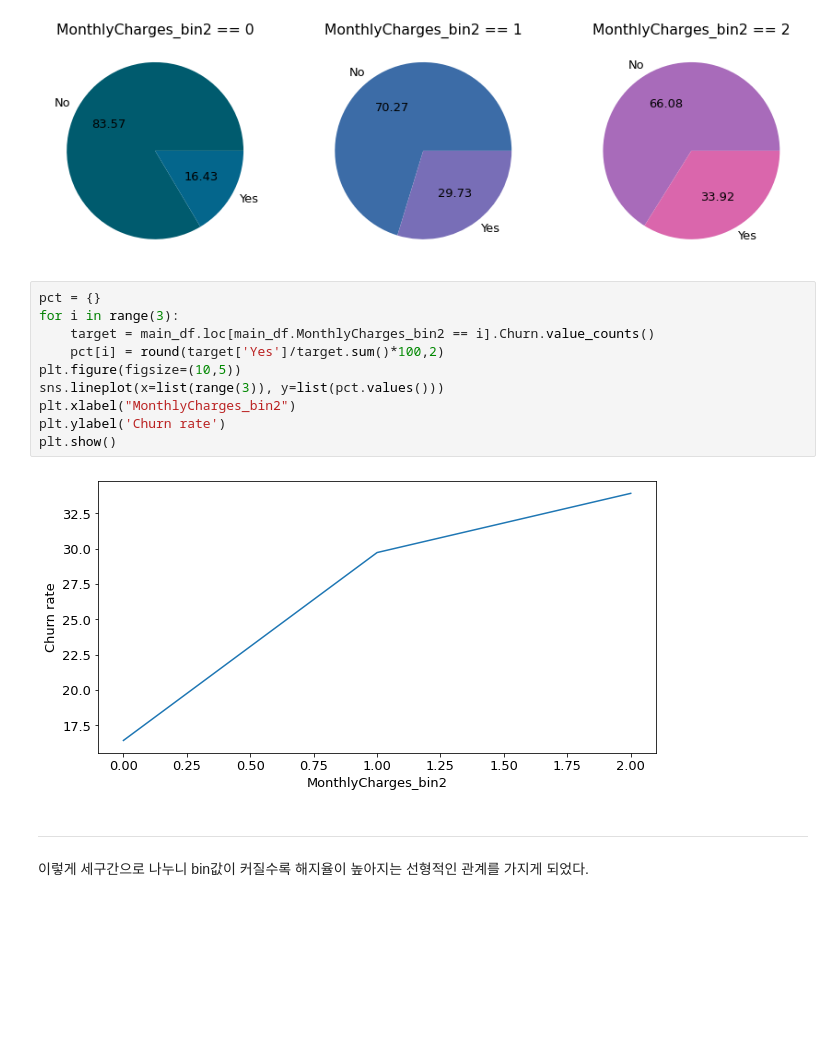
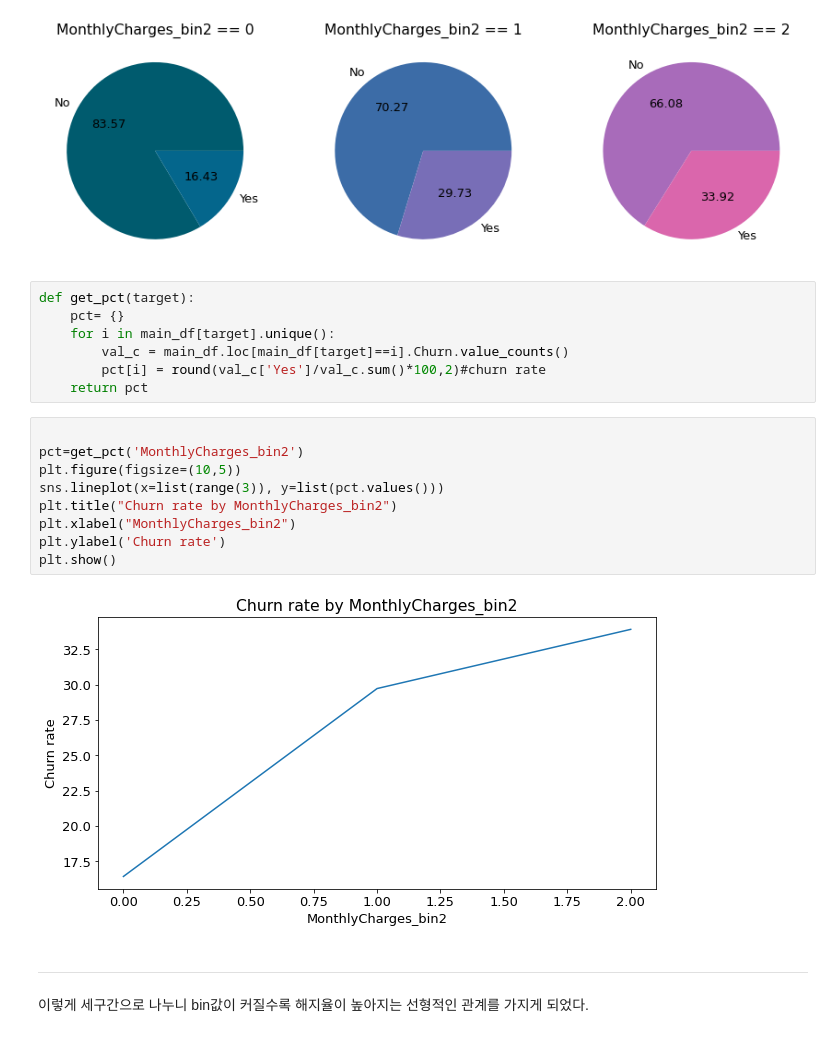
Before and after one commit to PingPingE/Kaggle-Telco_customer_churn, a Jupyter notebook: telco-customer-churn.ipynb, the cells around one changed output. Saved outputs shown, nothing was run; the diff lists cells and outputs as text; blank space fills up the shorter version.

```diff
--- a/telco-customer-churn.ipynb
+++ b/telco-customer-churn.ipynb
@@ -1003,18 +1005,24 @@ for e in range(3):
 plt.show()
 # %% [output]
 [figure]
+# %%
+def get_pct(target):
+    pct= {}
+    for i in main_df[target].unique():
+        val_c = main_df.loc[main_df[target]==i].Churn.value_counts()
+        pct[i] = round(val_c['Yes']/val_c.sum()*100,2)#churn rate
+    return pct
 # %%
-pct = {}
-for i in range(3):
-    target = main_df.loc[main_df.MonthlyCharges_bin2 == i].Churn.value_counts()
-    pct[i] = round(target['Yes']/target.sum()*100,2)
+
+pct=get_pct('MonthlyCharges_bin2')
 plt.figure(figsize=(10,5))
 sns.lineplot(x=list(range(3)), y=list(pct.values()))
+plt.title("Churn rate by MonthlyCharges_bin2")
 plt.xlabel("MonthlyCharges_bin2")
 plt.ylabel('Churn rate')
 plt.show()
 # %% [output]
-[figure, old version]
+[figure, new version]
 # %% [markdown]
 -----------
 이렇게 세구간으로 나누니 bin값이 커질수록 해지율이 높아지는 선형적인 관계를 가지게 되었다.<br>
```
Also changed, not shown: parts of 27 cells of this notebook.
